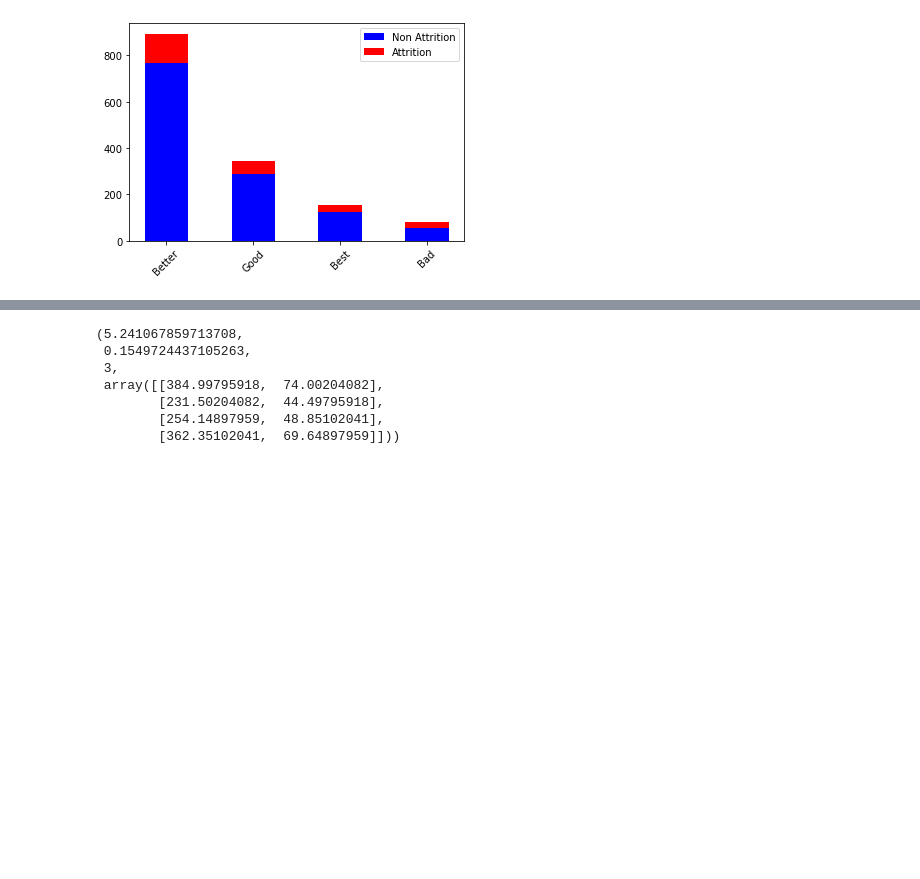
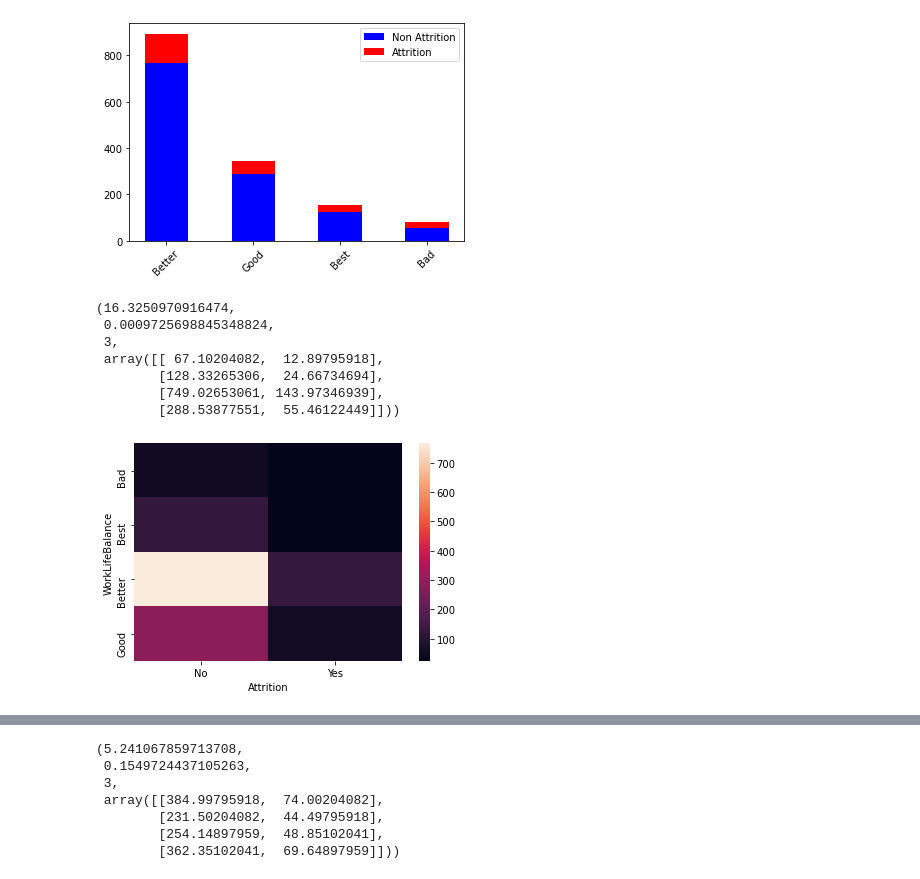
Before and after one commit to Nella796/Springboard, a Jupyter notebook: Capstone 2/Capstone 2 EDA-Copy1.ipynb, the cells around one changed output, grey strips where cells are left out. Cells and saved outputs as stored; diff of their text form; code cells hidden in the pictures; blank space fills up the shorter version.

```diff
--- a/Capstone 2/Capstone 2 EDA-Copy1.ipynb
+++ b/Capstone 2/Capstone 2 EDA-Copy1.ipynb
@@ -73,6 +112,19 @@ stacked_bar(df, 'Department', 'Attrition', 'No')
 stacked_bar(df, 'WorkLifeBalance', 'Attrition', 'No', width = .5)
 # %% [output]
 [figure]
+# %%
+Worklife_cross = pd.crosstab(df['WorkLifeBalance'], df['Attrition'])
+sns.heatmap(Worklife_cross)
+chi2_contingency(Worklife_cross)
+# %% [output]
+(16.3250970916474,
+ 0.0009725698845348824,
+ 3,
+ array([[ 67.10204082,  12.89795918],
+        [128.33265306,  24.66734694],
+        [749.02653061, 143.97346939],
+        [288.53877551,  55.46122449]]))
+[figure, added]
 # %%
 stacked_bar_modified(df, 'RelationshipSatisfaction', 'Attrition', 'No', width = .5)
 # %% [output]
```
Also changed, not shown: parts of 31 cells of this notebook.
